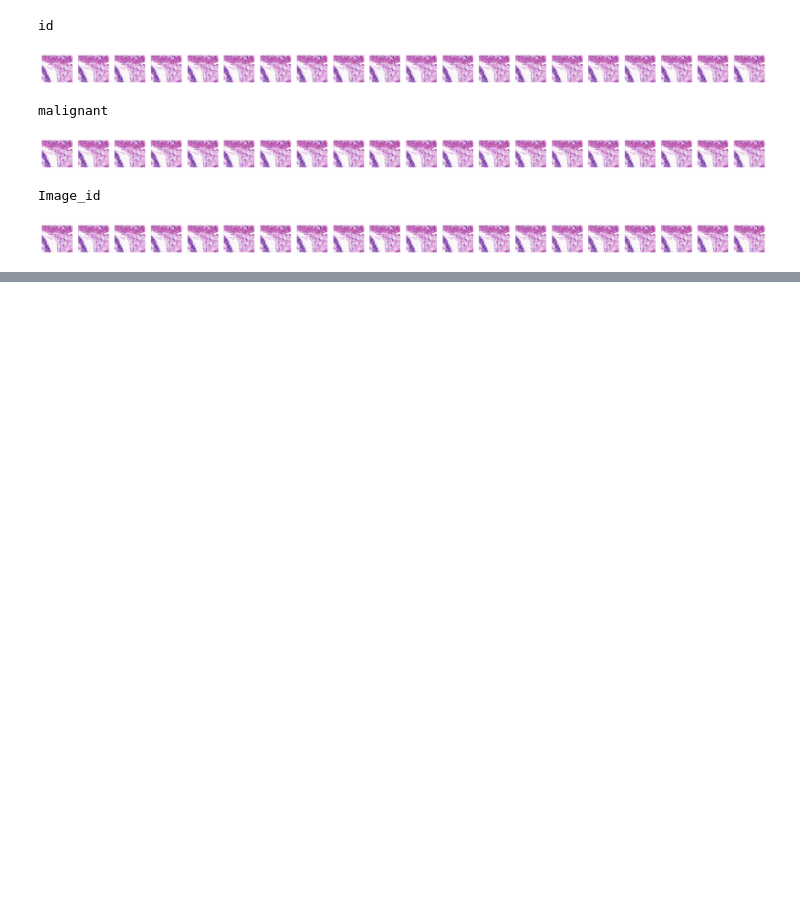
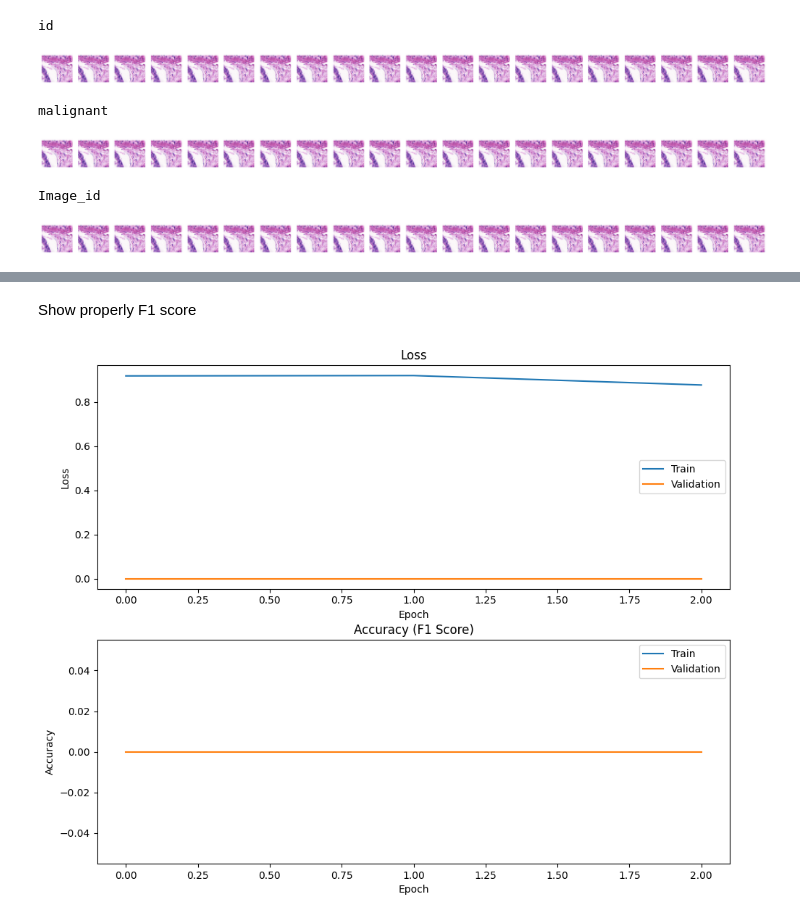
Before and after one commit to fdeloscogna/Python_experiment, a Jupyter notebook: Tesi_Python_section.ipynb, the cells around one changed output, grey strips where cells are left out. Saved outputs shown, nothing was run; the diff lists cells and outputs as text; code cells hidden in the pictures; blank space fills up the shorter version.

```diff
--- a/Tesi_Python_section.ipynb
+++ b/Tesi_Python_section.ipynb
@@ -331,0 +542,73 @@ Image_id
+# %% [markdown]
+Show properly F1 score
+# %%
+# Initialize subplots
+fig, axs = plt.subplots(2, 1, figsize=[10, 8])  # Two subplots for loss and accuracy
+fig.tight_layout(pad=3.0)
+
+# Lists to store training and validation loss and accuracy
+train_losses = []
+val_losses = []
+train_accuracies = []
+val_accuracies = []
+
+# Training loop
+num_epochs = 3  # Replace with the actual number of epochs
+for epoch in range(num_epochs):
+    # Training phase
+    resnet_model.train()
+    running_loss = 0.0
+    for images, labels in train_dataloader:
+            resnet_model.train()
+    running_loss = 0.0
+    for images, labels in train_dataloader:
+        images = images.to(device)
+        labels = labels.to(device)
+
+        optimizer_resnet.zero_grad()
+
+        outputs = resnet_model(images)
+
+        loss = criterion(outputs, labels)
+
+        loss.backward()
+        optimizer_resnet.step()
+
+        running_loss += loss.item()
+
+    epoch_loss = running_loss / len(train_dataloader)
+
+    epoch_loss = running_loss / len(train_dataloader)
+    train_losses.append(epoch_loss)
+
+    # Validation phase
+    resnet_model.eval()
+    val_loss = 0.0
+    val_f1 = 0.0
+    val_accuracy = 0.0
+    # Your existing validation code here
+    # ...
+
+    val_losses.append(val_loss)
+    val_accuracies.append(val_f1)
+
+# Plot learning curves for loss
+axs[0].plot(train_losses, label='Train')
+axs[0].plot(val_losses, label='Validation')
+axs[0].set_title('Loss')
+axs[0].set_ylabel('Loss')
+axs[0].set_xlabel('Epoch')
+axs[0].legend()
+
+# Plot learning curves for accuracy (F1 score)
+axs[1].plot(train_accuracies, label='Train')
+axs[1].plot(val_accuracies, label='Validation')
+axs[1].set_title('Accuracy (F1 Score)')
+axs[1].set_ylabel('Accuracy')
+axs[1].set_xlabel('Epoch')
+axs[1].legend()
+
+# Show or save the plot as needed
+plt.show()
+# %% [output]
+[figure, added]
```
Also changed, not shown: parts of 5 cells of this notebook.
